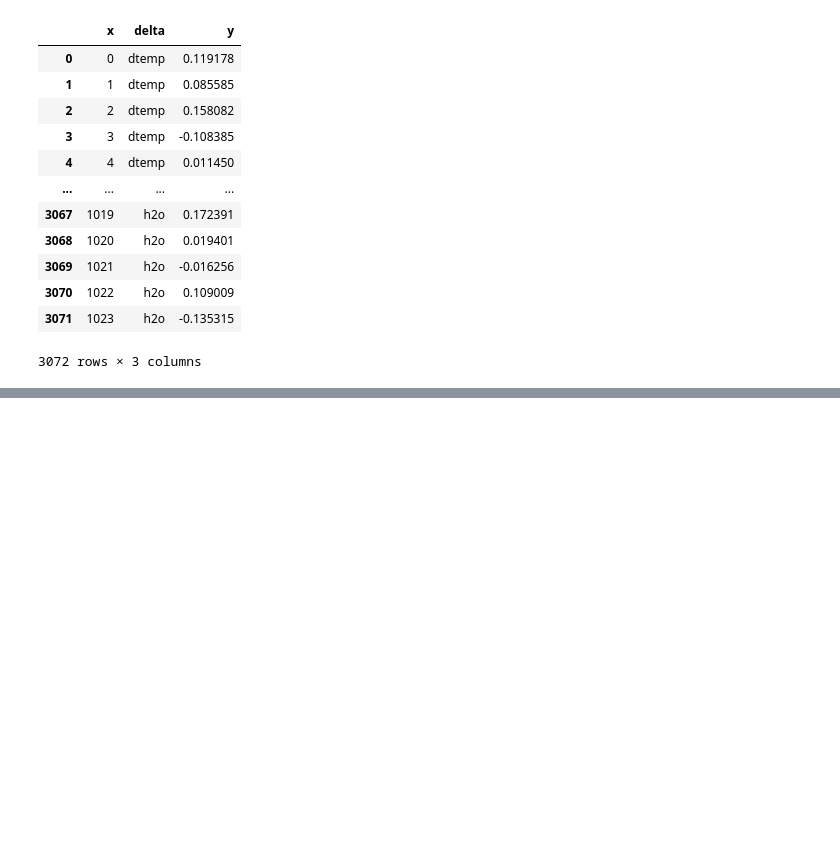
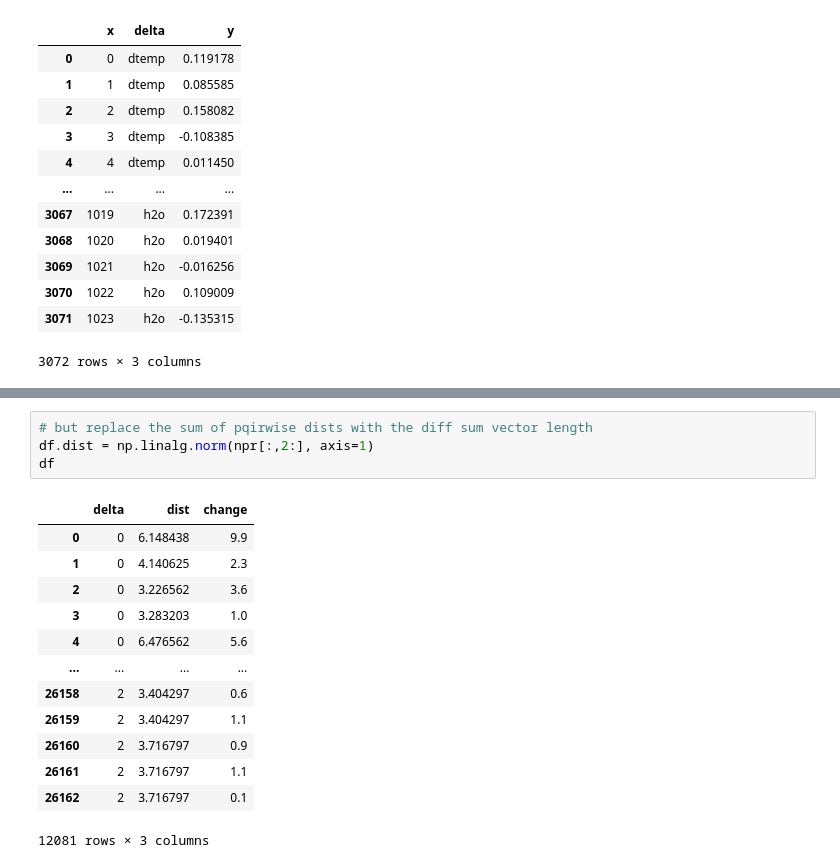
Before and after one commit to lkndl/mapra, a Jupyter notebook: mapra/5_multivariate.ipynb, the cells around one changed output, grey strips where cells are left out. Cells and saved outputs as stored; diff of their text form; blank space fills up the shorter version.

```diff
--- a/mapra/5_multivariate.ipynb
+++ b/mapra/5_multivariate.ipynb
@@ -146,0 +180,18 @@ fig.savefig(wd / f'spearman_correlation_by_h5_index',
+# %%
+# but replace the sum of pqirwise dists with the diff sum vector length
+df.dist = np.linalg.norm(npr[:,2:], axis=1)
+df
+# %% [output]
+|  | delta | dist | change |
+| 0 | 0 | 6.148438 | 9.9 |
+| 1 | 0 | 4.140625 | 2.3 |
+| 2 | 0 | 3.226562 | 3.6 |
+| 3 | 0 | 3.283203 | 1.0 |
+| 4 | 0 | 6.476562 | 5.6 |
+| ... | ... | ... | ... |
+| 26158 | 2 | 3.404297 | 0.6 |
+| 26159 | 2 | 3.404297 | 1.1 |
+| 26160 | 2 | 3.716797 | 0.9 |
+| 26161 | 2 | 3.716797 | 1.1 |
+| 26162 | 2 | 3.716797 | 0.1 |
+12081 rows × 3 columns
```
Also changed, not shown: parts of 10 cells of this notebook, 5 other files.
